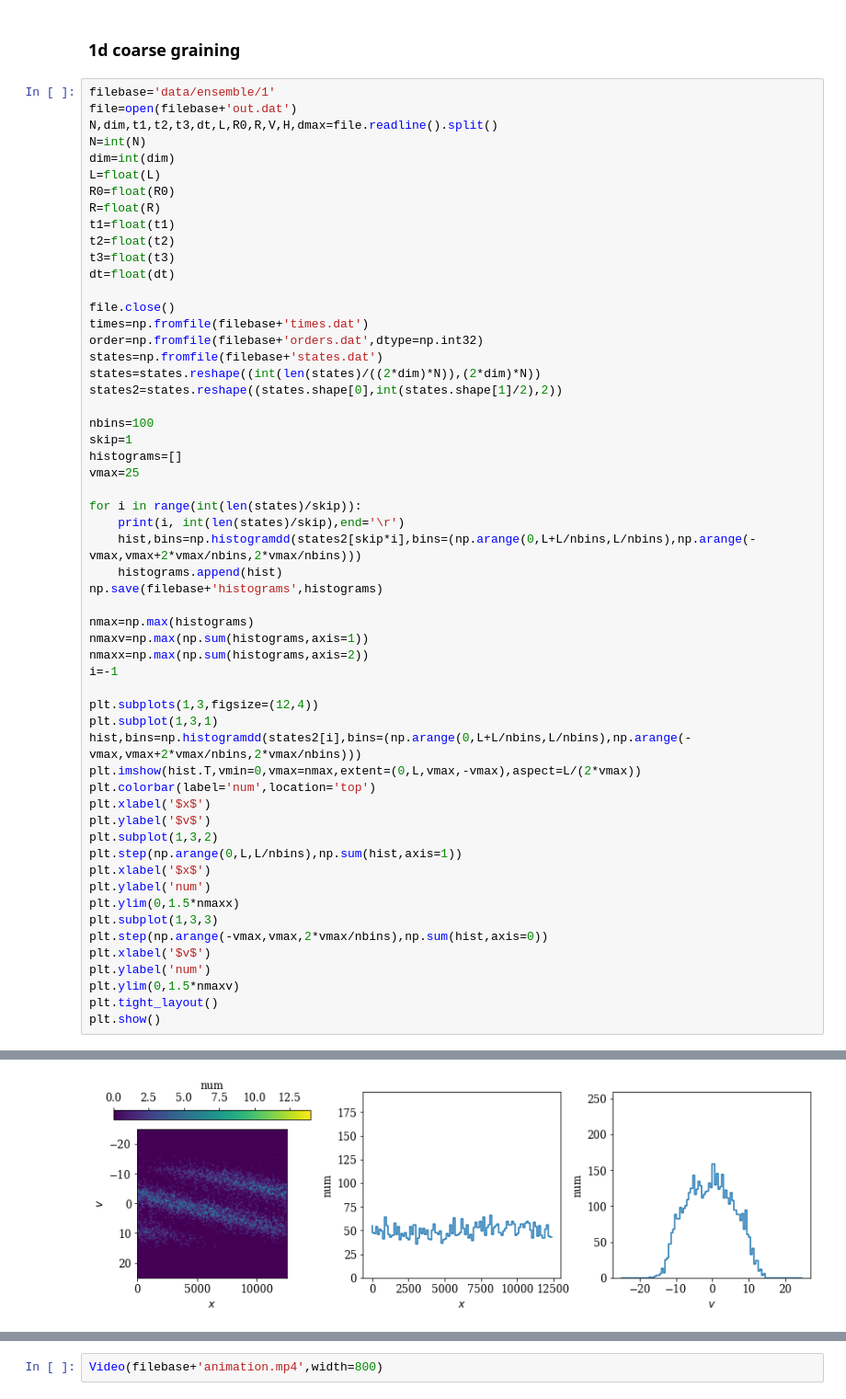
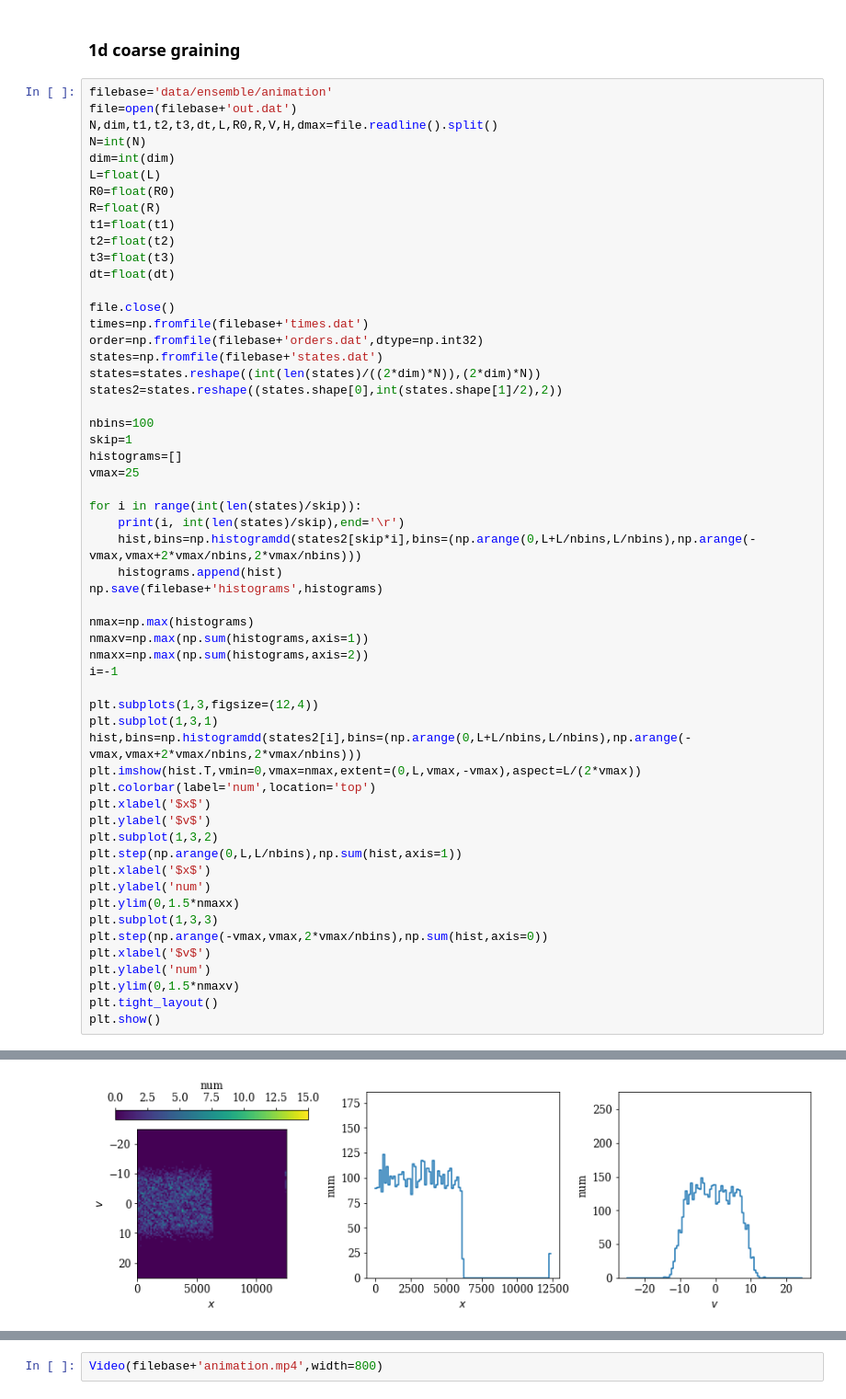
Before and after one commit to znicolaou/manybody, a Jupyter notebook: plot.ipynb, the cells around one changed output, grey strips where cells are left out. Shown at 92% size. Drawn from its saved outputs; the diff is of its cells as text.

```diff
--- a/plot.ipynb
+++ b/plot.ipynb
@@ -276,7 +276,7 @@ Video(filebase+'animation.mp4',width=512)
 # %% [markdown]
 ### 1d coarse graining
 # %%
-filebase='data/ensemble/1'
+filebase='data/ensemble/animation'
 file=open(filebase+'out.dat')
 N,dim,t1,t2,t3,dt,L,R0,R,V,H,dmax=file.readline().split()
 N=int(N)
@@ -336 +336 @@ plt.show()
-[figure, old version]
+[figure, new version]
```
Also changed, not shown: parts of 3 cells of this notebook, 2 other files.
